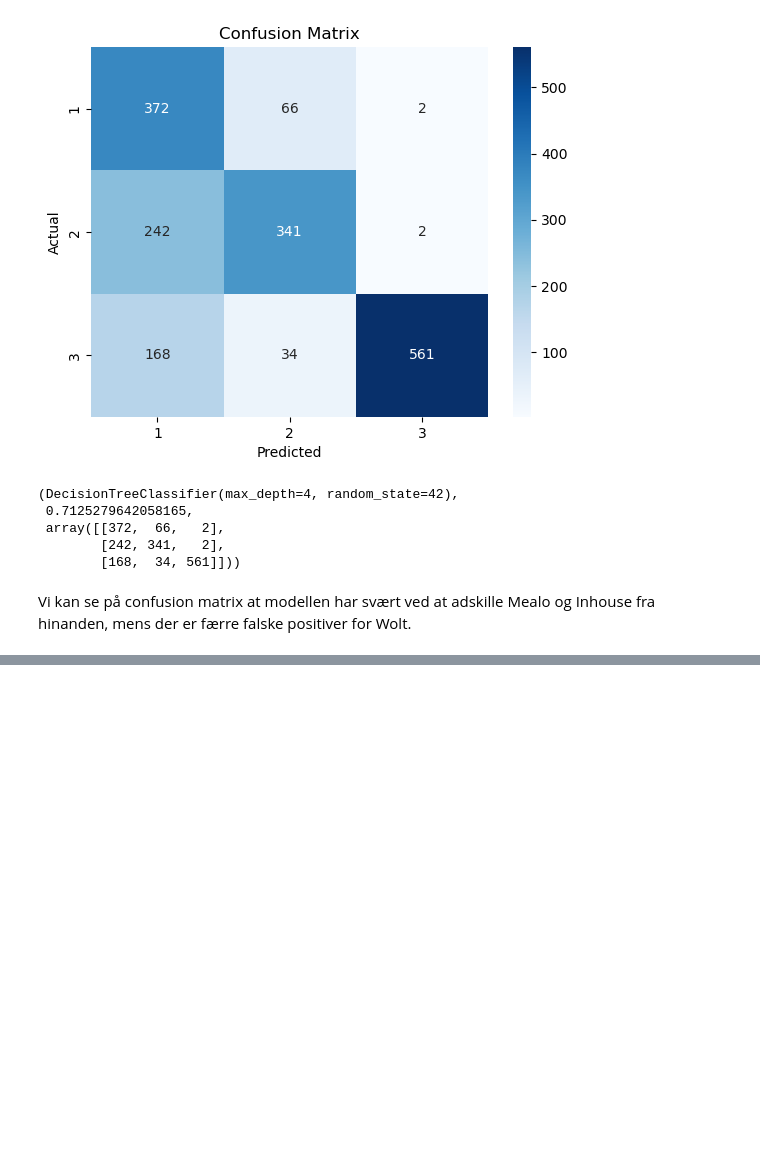
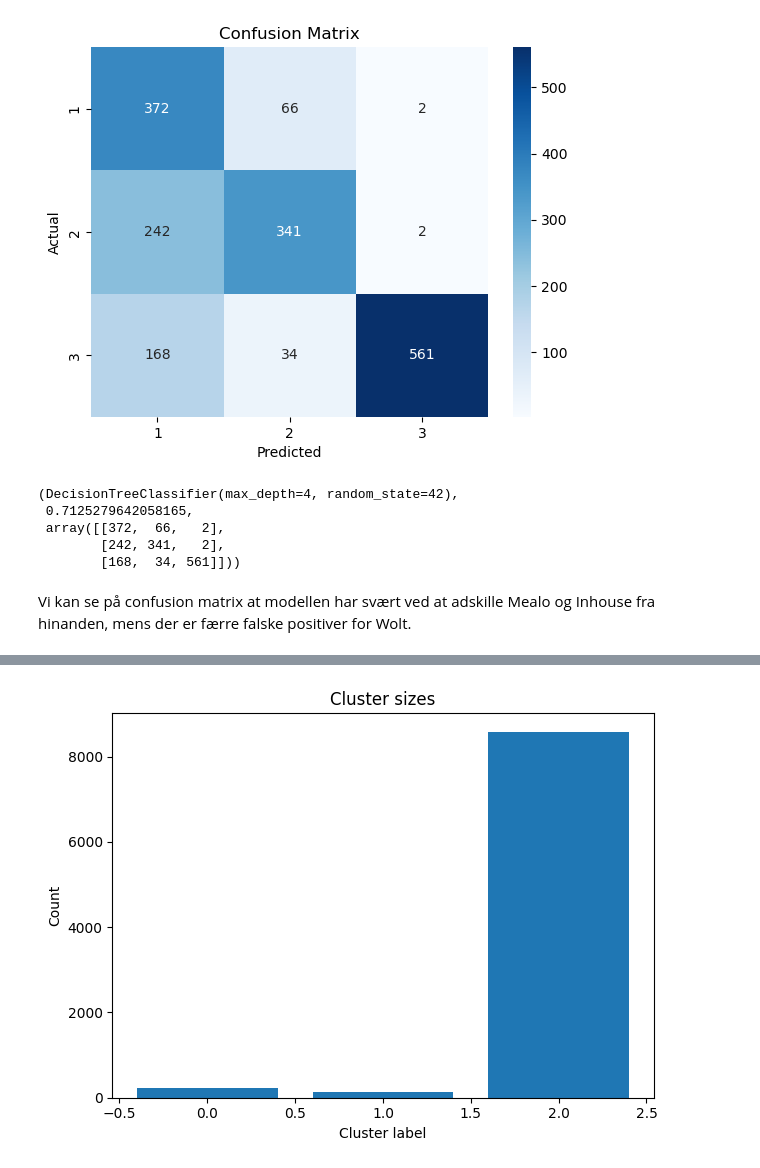
Before and after one commit to AndyTheDragon/dat4bi_examproject, a Jupyter notebook: report.ipynb, the cells around one changed output, grey strips where cells are left out. Saved outputs shown, nothing was run; the diff lists cells and outputs as text; code cells hidden in the pictures; blank space fills up the shorter version.

Commit message:
Added clustering section to report

```diff
--- a/report.ipynb
+++ b/report.ipynb
@@ -123,0 +131,4 @@ Vi kan se på confusion matrix at modellen har svært ved at adskille Mealo og I
+# %%
+res, X = scc.show_cluster_sizes(df)
+# %% [output]
+[figure, added]
```
Also changed, not shown: parts of 7 cells of this notebook.
